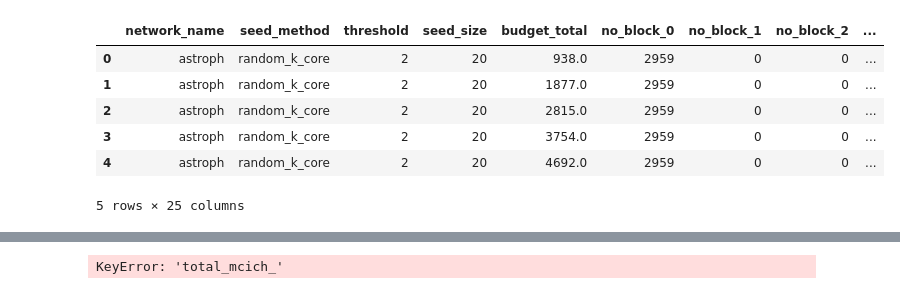
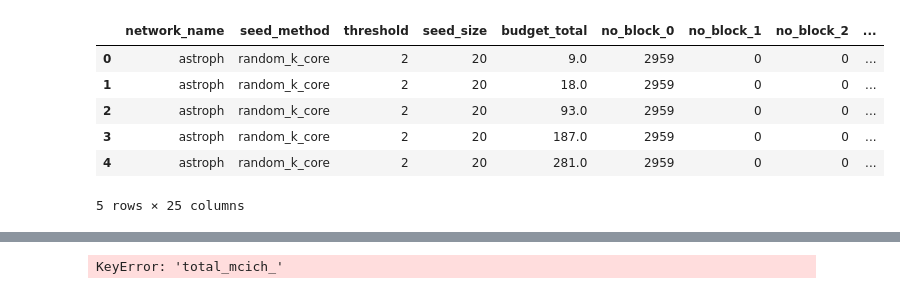
Before and after one commit to hcars/threshold_simulations_refactored, a Jupyter notebook: complex_net_proposal/experiment_results/analysis.ipynb, the cells around one changed output, grey strips where cells are left out. Saved outputs shown, nothing was run; the diff lists cells and outputs as text; code cells hidden in the pictures.

```diff
--- a/complex_net_proposal/experiment_results/analysis.ipynb
+++ b/complex_net_proposal/experiment_results/analysis.ipynb
@@ -6,19 +6,19 @@ from matplotlib.font_manager import FontProperties
 import numpy as np
 # %%
 
-results = pd.read_csv('results_run_mcich.csv', index_col=None)
+results = pd.read_csv('results_valid.csv', index_col=None)
 for name in ['no_block_', 'mcich_', 'degree_', 'random_']:
     results[('total_' + name)[:-1]] = sum(results[name + str(i)] for i in range(1, 4)).subtract(20)
 # sns.set()
 results = results[results.seed_size == 20]
 results.head()
 # %% [output]
 |  | network_name | seed_method | threshold | seed_size | budget_total | no_block_0 | no_block_1 | no_block_2 | ... |
-| 0 | astroph | random_k_core | 2 | 20 | 938.0 | 2959 | 0 | 0 | ... |
-| 1 | astroph | random_k_core | 2 | 20 | 1877.0 | 2959 | 0 | 0 | ... |
-| 2 | astroph | random_k_core | 2 | 20 | 2815.0 | 2959 | 0 | 0 | ... |
-| 3 | astroph | random_k_core | 2 | 20 | 3754.0 | 2959 | 0 | 0 | ... |
-| 4 | astroph | random_k_core | 2 | 20 | 4692.0 | 2959 | 0 | 0 | ... |
+| 0 | astroph | random_k_core | 2 | 20 | 9.0 | 2959 | 0 | 0 | ... |
+| 1 | astroph | random_k_core | 2 | 20 | 18.0 | 2959 | 0 | 0 | ... |
+| 2 | astroph | random_k_core | 2 | 20 | 93.0 | 2959 | 0 | 0 | ... |
+| 3 | astroph | random_k_core | 2 | 20 | 187.0 | 2959 | 0 | 0 | ... |
+| 4 | astroph | random_k_core | 2 | 20 | 281.0 | 2959 | 0 | 0 | ... |
 5 rows × 25 columns
 # %%
 for i in range(results.shape[0]):
```
Also changed, not shown: parts of 2 cells of this notebook, 20 other files.
